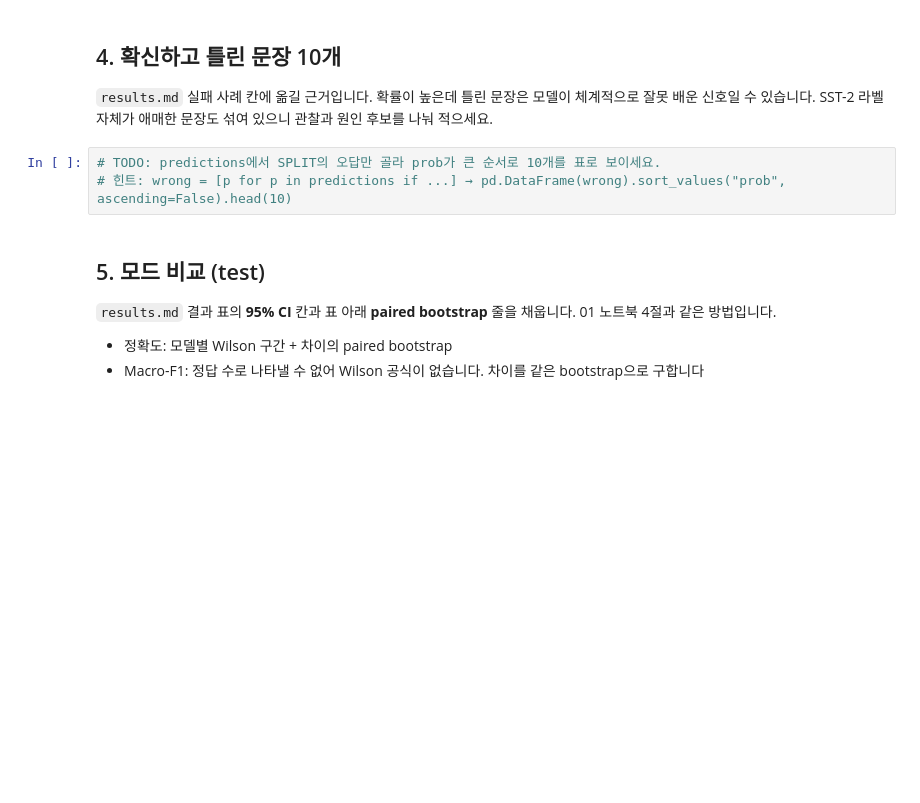
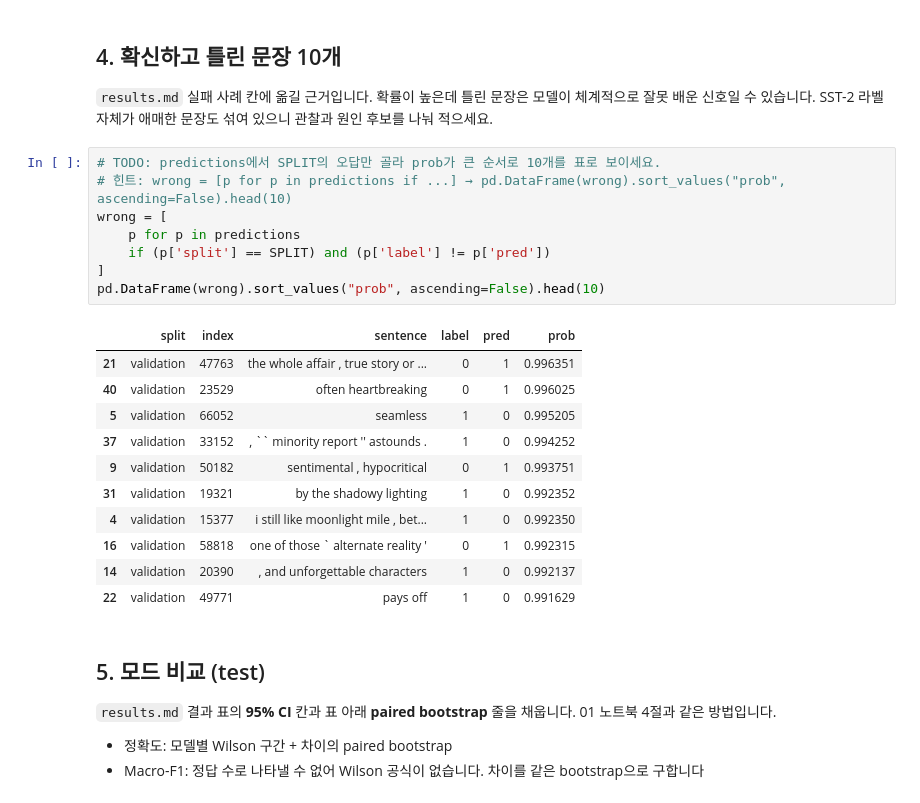
Before and after one commit to r-jelly/model-finetuning, a Jupyter notebook: notebooks/02_sentiment.ipynb, the cells around one changed output. Cells and saved outputs as stored; diff of their text form; blank space fills up the shorter version.

```diff
--- a/notebooks/02_sentiment.ipynb
+++ b/notebooks/02_sentiment.ipynb
@@ -85,6 +119,23 @@ SST-2 라벨 자체가 애매한 문장도 섞여 있으니 관찰과 원인 후
 # %%
 # TODO: predictions에서 SPLIT의 오답만 골라 prob가 큰 순서로 10개를 표로 보이세요.
 # 힌트: wrong = [p for p in predictions if ...] → pd.DataFrame(wrong).sort_values("prob", ascending=False).head(10)
+wrong = [
+    p for p in predictions
+    if (p['split'] == SPLIT) and (p['label'] != p['pred'])
+]
+pd.DataFrame(wrong).sort_values("prob", ascending=False).head(10)
+# %% [output]
+|  | split | index | sentence | label | pred | prob |
+| 21 | validation | 47763 | the whole affair , true story or ... | 0 | 1 | 0.996351 |
+| 40 | validation | 23529 | often heartbreaking | 0 | 1 | 0.996025 |
+| 5 | validation | 66052 | seamless | 1 | 0 | 0.995205 |
+| 37 | validation | 33152 | , `` minority report '' astounds . | 1 | 0 | 0.994252 |
+| 9 | validation | 50182 | sentimental , hypocritical | 0 | 1 | 0.993751 |
+| 31 | validation | 19321 | by the shadowy lighting | 1 | 0 | 0.992352 |
+| 4 | validation | 15377 | i still like moonlight mile , bet... | 1 | 0 | 0.992350 |
+| 16 | validation | 58818 | one of those ` alternate reality ' | 0 | 1 | 0.992315 |
+| 14 | validation | 20390 | , and unforgettable characters | 1 | 0 | 0.992137 |
+| 22 | validation | 49771 | pays off | 1 | 0 | 0.991629 |
 # %% [markdown]
 ## 5. 모드 비교 (test)
 
```
Also changed, not shown: parts of 6 cells of this notebook, 1 other file.
